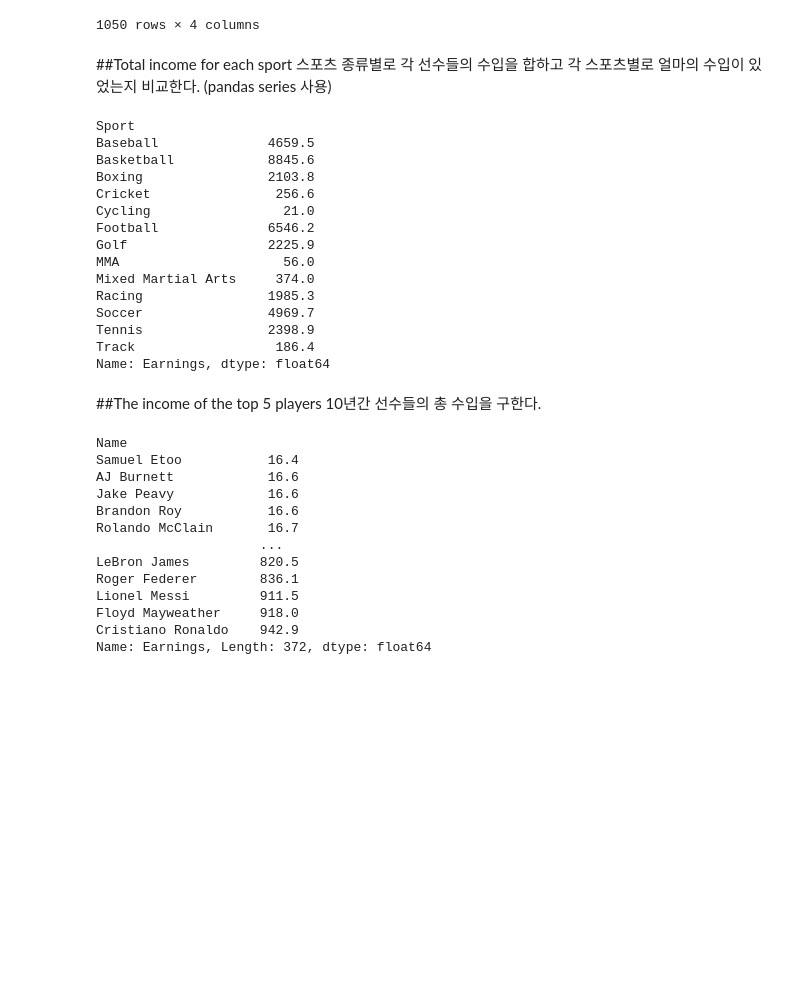
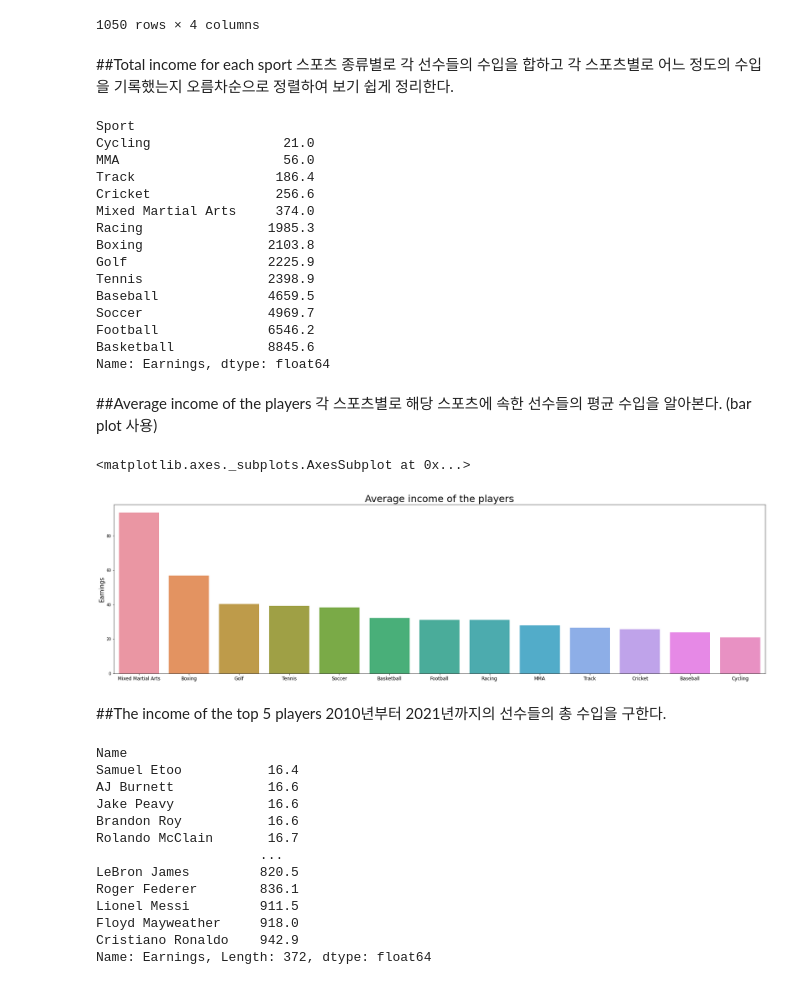
Before and after one commit to gjsin1105/DAP__, a Jupyter notebook: FinalProject.ipynb, the cells around one changed output. Saved outputs shown, nothing was run; the diff lists cells and outputs as text; code cells hidden in the pictures; blank space fills up the shorter version.

```diff
--- a/FinalProject.ipynb
+++ b/FinalProject.ipynb
@@ -31,28 +31,43 @@ df
 1050 rows × 4 columns
 # %% [markdown]
 ##Total income for each sport
-스포츠 종류별로 각 선수들의 수입을 합하고 각 스포츠별로 얼마의 수입이 있었는지 비교한다. (pandas series 사용)
+스포츠 종류별로 각 선수들의 수입을 합하고 각 스포츠별로 어느 정도의 수입을 기록했는지 오름차순으로 정렬하여 보기 쉽게 정리한다.
 # %%
-df.groupby(['Sport'], sort=True)['Earnings'].sum()
+df.groupby(['Sport'], sort=True)['Earnings'].sum().sort_values()
 # %% [output]
 Sport
-Baseball              4659.5
-Basketball            8845.6
-Boxing                2103.8
+Cycling                 21.0
+MMA                     56.0
+Track                  186.4
 Cricket                256.6
-Cycling                 21.0
-Football              6546.2
-Golf                  2225.9
-MMA                     56.0
 Mixed Martial Arts     374.0
 Racing                1985.3
+Boxing                2103.8
+Golf                  2225.9
+Tennis                2398.9
+Baseball              4659.5
 Soccer                4969.7
-Tennis                2398.9
-Track                  186.4
+Football              6546.2
+Basketball            8845.6
 Name: Earnings, dtype: float64
+# %% [markdown]
+##Average income of the players
+각 스포츠별로 해당 스포츠에 속한 선수들의 평균 수입을 알아본다. (bar plot 사용)
+# %%
+plt.figure(figsize = (30, 8))
+
+plt.title("Average income of the players", size=25)
+plt.xticks(fontsize=12)
+plt.ylabel('Earnings', size=15)
+sports = df.groupby('Sport')['Earnings'].mean().sort_values(ascending=False)
+sport_kind = [sport for sport in sports.index]
+sns.barplot(x=sport_kind, y=sports)
+# %% [output]
+<matplotlib.axes._subplots.AxesSubplot at 0x...>
+[figure, added]
 # %% [markdown]
 ##The income of the top 5 players
-10년간 선수들의 총 수입을 구한다.
+2010년부터 2021년까지의 선수들의 총 수입을 구한다.
 # %%
 df.groupby('Name')['Earnings'].sum().sort_values()
 # %% [output]
```
Also changed, not shown: parts of 5 cells of this notebook.
